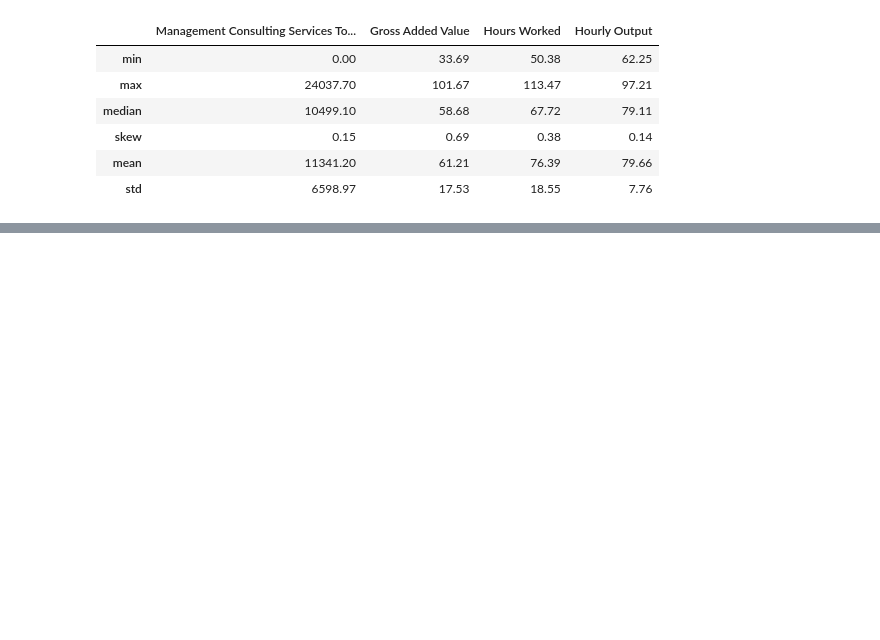
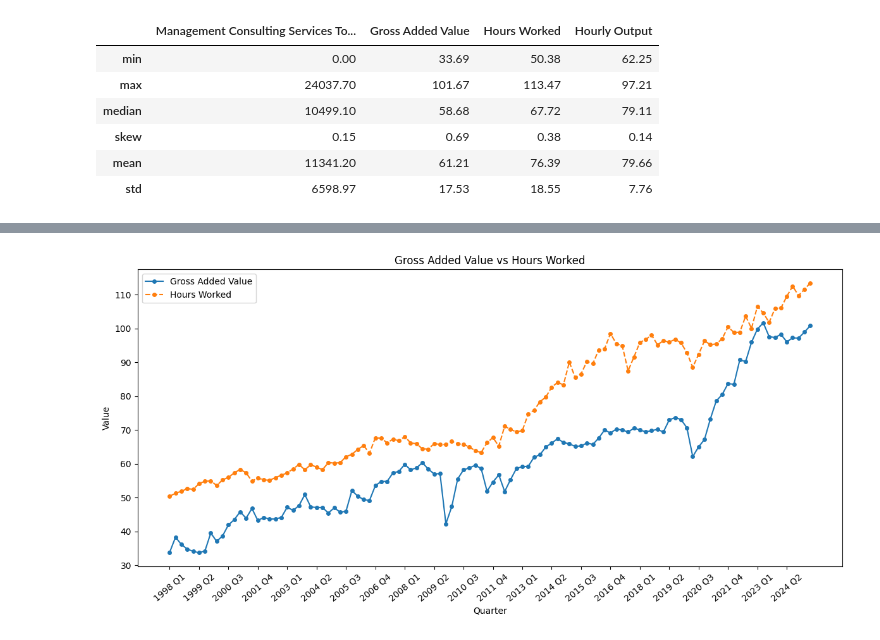
Before and after one commit to AdilY04/ConsultingHoursProductivity, a Jupyter notebook: eda_and_analysis/main_eda.ipynb, the cells around one changed output, grey strips where cells are left out. Cells and saved outputs as stored; diff of their text form; code cells hidden in the pictures; blank space fills up the shorter version.

```diff
--- a/eda_and_analysis/main_eda.ipynb
+++ b/eda_and_analysis/main_eda.ipynb
@@ -21,0 +61,16 @@ mc_final.agg({
+# %%
+#general overview of index aggregated gva vs hours worked
+plt.figure(figsize=(12, 6))
+plt.plot(mc_final["Quarter"], mc_final["Gross Added Value"], marker='o', linestyle='-', label="Gross Added Value", markersize=4)
+plt.plot(mc_final["Quarter"], mc_final["Hours Worked"], marker='o', linestyle='--', label="Hours Worked", markersize=4)
+
+plt.xticks(ticks=range(0, len(mc_final), 5), labels=mc_final["Quarter"].iloc[::5], rotation=40)
+
+plt.xlabel("Quarter")
+plt.ylabel("Value")
+plt.title("Gross Added Value vs Hours Worked")
+plt.legend()
+plt.tight_layout()
+plt.show()
+# %% [output]
+[figure, added]
```
Also changed, not shown: parts of 5 cells of this notebook.
